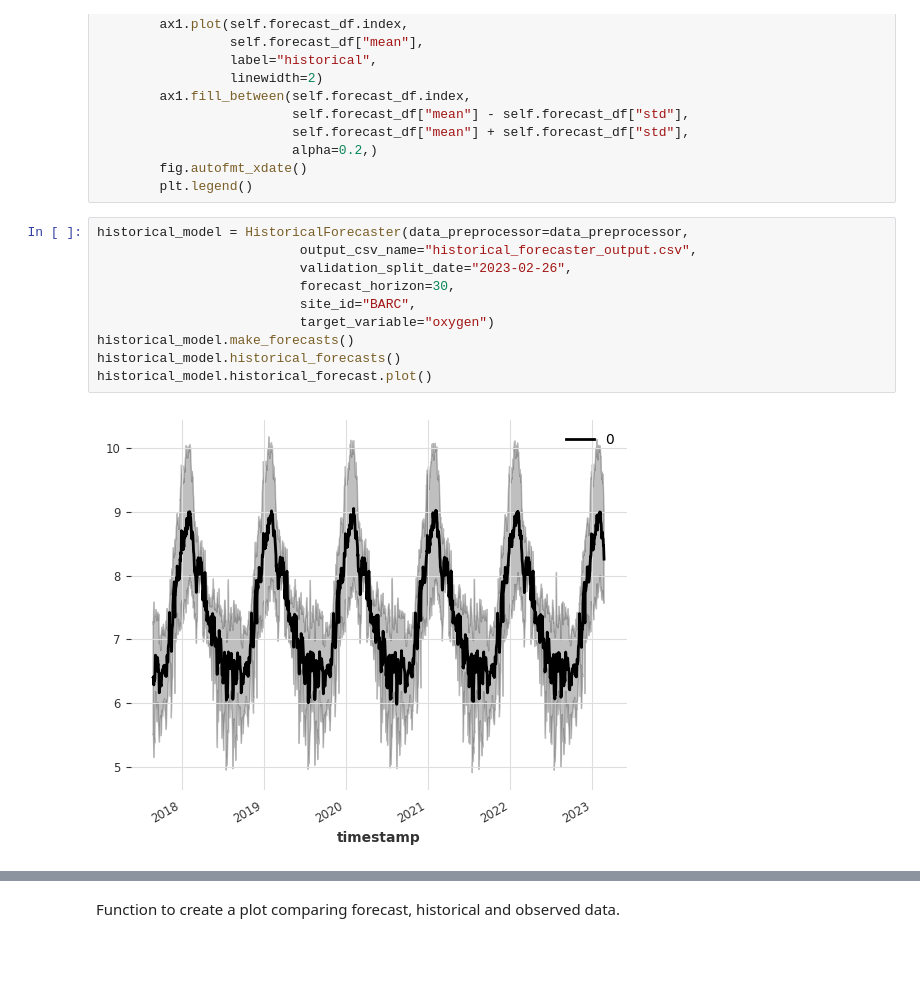
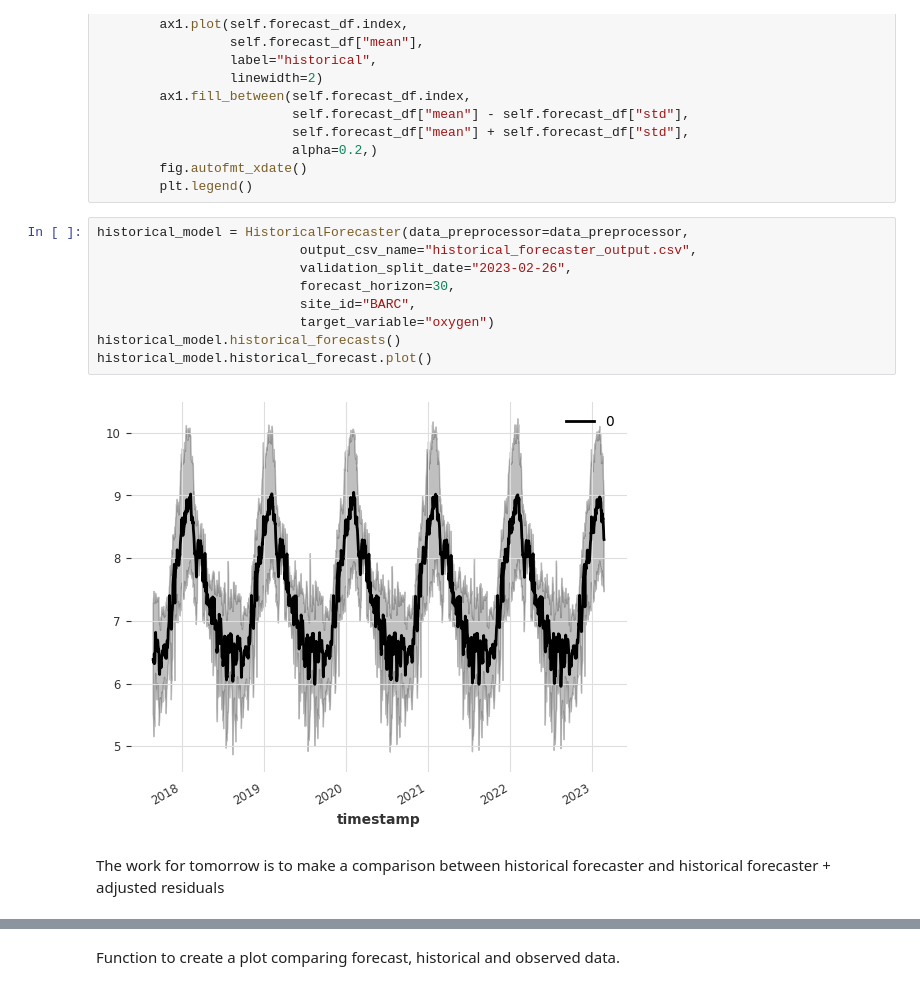
Before and after one commit to boettiger-lab/neon4cast-darts-submit, a Jupyter notebook: scoring_exploration.ipynb, the cells around one changed output, grey strips where cells are left out. Cells and saved outputs as stored; diff of their text form; blank space fills up the shorter version.

```diff
--- a/scoring_exploration.ipynb
+++ b/scoring_exploration.ipynb
@@ -175,12 +148,13 @@ class HistoricalForecaster():
 # %%
 historical_model = HistoricalForecaster(data_preprocessor=data_preprocessor,
                           output_csv_name="historical_forecaster_output.csv",
                           validation_split_date="2023-02-26",
                           forecast_horizon=30,
                           site_id="BARC",
                           target_variable="oxygen")
-historical_model.make_forecasts()
 historical_model.historical_forecasts()
 historical_model.historical_forecast.plot()
 # %% [output]
-[figure, old version]
+[figure, new version]
+# %% [markdown]
+The work for tomorrow is to make a comparison between historical forecaster and historical forecaster + adjusted residuals
```
Also changed, not shown: parts of 4 cells of this notebook.
